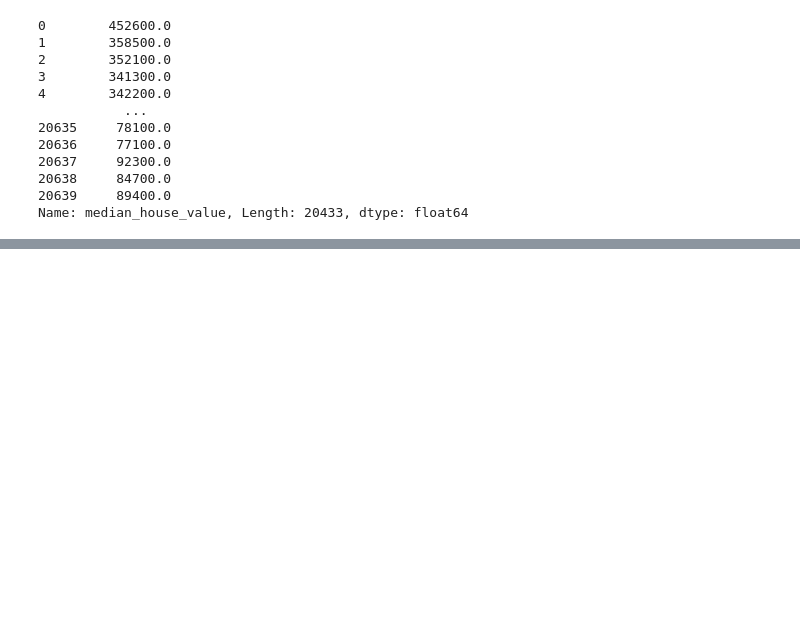
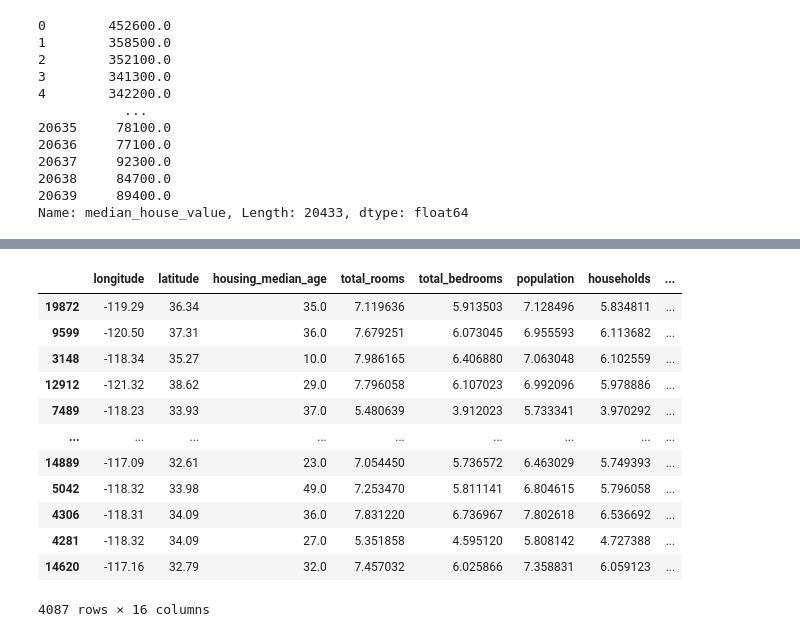
Before and after one commit to Alpha-W0lf/House_Price_Prediction, a Jupyter notebook: house_price_prediction.ipynb, the cells around one changed output, grey strips where cells are left out. Cells and saved outputs as stored; diff of their text form; code cells hidden in the pictures; blank space fills up the shorter version.

```diff
--- a/house_price_prediction.ipynb
+++ b/house_price_prediction.ipynb
@@ -191,0 +217,28 @@ sns.heatmap(train_data.corr(), annot=True, cmap="YlGnBu")
+# %%
+test_data = X_test.join(y_test)
+
+test_data["total_rooms"] = np.log(test_data["total_rooms"] + 1)
+test_data["total_bedrooms"] = np.log(test_data["total_bedrooms"] + 1)
+test_data["population"] = np.log(test_data["population"] + 1)
+test_data["households"] = np.log(test_data["households"] + 1)
+
+test_data = test_data.join(pd.get_dummies(test_data.ocean_proximity)).drop(["ocean_proximity"], axis=1)
+
+test_data["bedroom_ratio"] = test_data["total_bedrooms"] / test_data["total_rooms"]
+test_data["household_rooms"] = test_data["total_rooms"] / test_data["households"]
+# %%
+test_data
+# %% [output]
+|  | longitude | latitude | housing_median_age | total_rooms | total_bedrooms | population | households | ... |
+| 19872 | -119.29 | 36.34 | 35.0 | 7.119636 | 5.913503 | 7.128496 | 5.834811 | ... |
+| 9599 | -120.50 | 37.31 | 36.0 | 7.679251 | 6.073045 | 6.955593 | 6.113682 | ... |
+| 3148 | -118.34 | 35.27 | 10.0 | 7.986165 | 6.406880 | 7.063048 | 6.102559 | ... |
+| 12912 | -121.32 | 38.62 | 29.0 | 7.796058 | 6.107023 | 6.992096 | 5.978886 | ... |
+| 7489 | -118.23 | 33.93 | 37.0 | 5.480639 | 3.912023 | 5.733341 | 3.970292 | ... |
+| ... | ... | ... | ... | ... | ... | ... | ... | ... |
+| 14889 | -117.09 | 32.61 | 23.0 | 7.054450 | 5.736572 | 6.463029 | 5.749393 | ... |
+| 5042 | -118.32 | 33.98 | 49.0 | 7.253470 | 5.811141 | 6.804615 | 5.796058 | ... |
+| 4306 | -118.31 | 34.09 | 36.0 | 7.831220 | 6.736967 | 7.802618 | 6.536692 | ... |
+| 4281 | -118.32 | 34.09 | 27.0 | 5.351858 | 4.595120 | 5.808142 | 4.727388 | ... |
+| 14620 | -117.16 | 32.79 | 32.0 | 7.457032 | 6.025866 | 7.358831 | 6.059123 | ... |
+4087 rows × 16 columns
```
Also changed, not shown: parts of 11 cells of this notebook.
